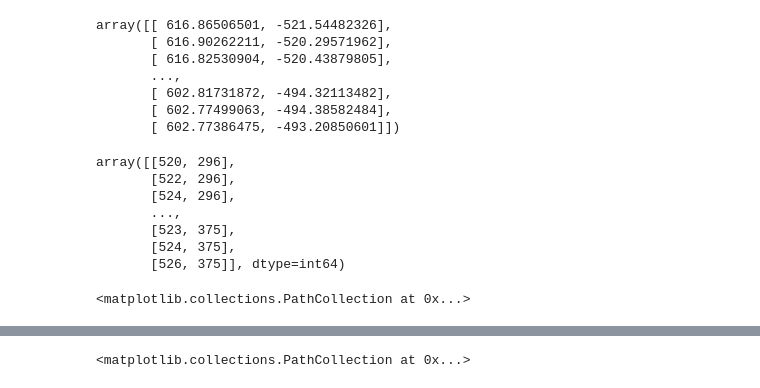
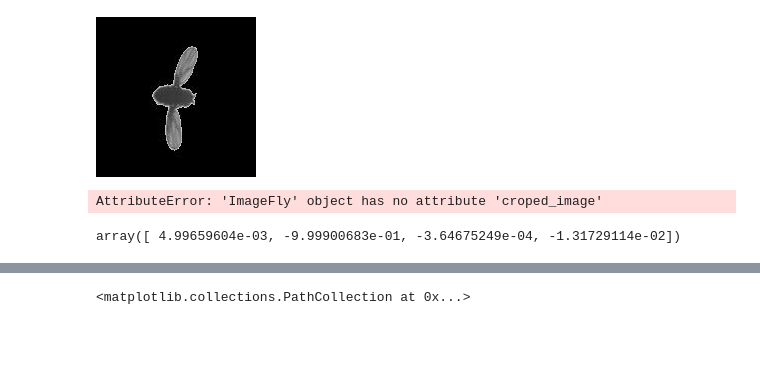
Before and after one commit to shuiit/gaussian_splat, a Jupyter notebook: preprocess/generate_data_as_colmap.ipynb, the cells around one changed output, grey strips where cells are left out. Cells and saved outputs as stored; diff of their text form; code cells hidden in the pictures; blank space fills up the shorter version.

```diff
--- a/preprocess/generate_data_as_colmap.ipynb
+++ b/preprocess/generate_data_as_colmap.ipynb
@@ -92,26 +80,4 @@ plt.scatter(cm[0] - 80,cm[1] - 80)
-# %%
-proj
-# %% [output]
-array([[ 616.86506501, -521.54482326],
-       [ 616.90262211, -520.29571962],
-       [ 616.82530904, -520.43879805],
-       ...,
-       [ 602.81731872, -494.32113482],
-       [ 602.77499063, -494.38582484],
-       [ 602.77386475, -493.20850601]])
-# %%
-px
-# %% [output]
-array([[520, 296],
-       [522, 296],
-       [524, 296],
-       ...,
-       [523, 375],
-       [524, 375],
-       [526, 375]], dtype=int64)
-# %%
-plt.figure()
-plt.scatter(px[:,0],px[:,1])
-plt.scatter(proj[:,0],proj[:,1])
-# %% [output]
-<matplotlib.collections.PathCollection at 0x...>
+# %%
+image[f'cam1'].croped_image
+# %% [output]
+[figure, added]
@@ -117,0 +92,9 @@ plt.scatter(proj[:,0],proj[:,1])
+# %%
+[image[cam].croped_image.save(f'{path}/images/P{cam}{im_idx}.jpg') for im_idx,cam in enumerate(cameras.keys())]
+# %% [output]
+AttributeError: 'ImageFly' object has no attribute 'croped_image'
+# %%
+cameras['cam4'].rotmat2qvec()
+cameras['cam4'].qvec
+# %% [output]
+array([ 4.99659604e-03, -9.99900683e-01, -3.64675249e-04, -1.31729114e-02])
```
Also changed, not shown: parts of 22 cells of this notebook, 42 other files.
